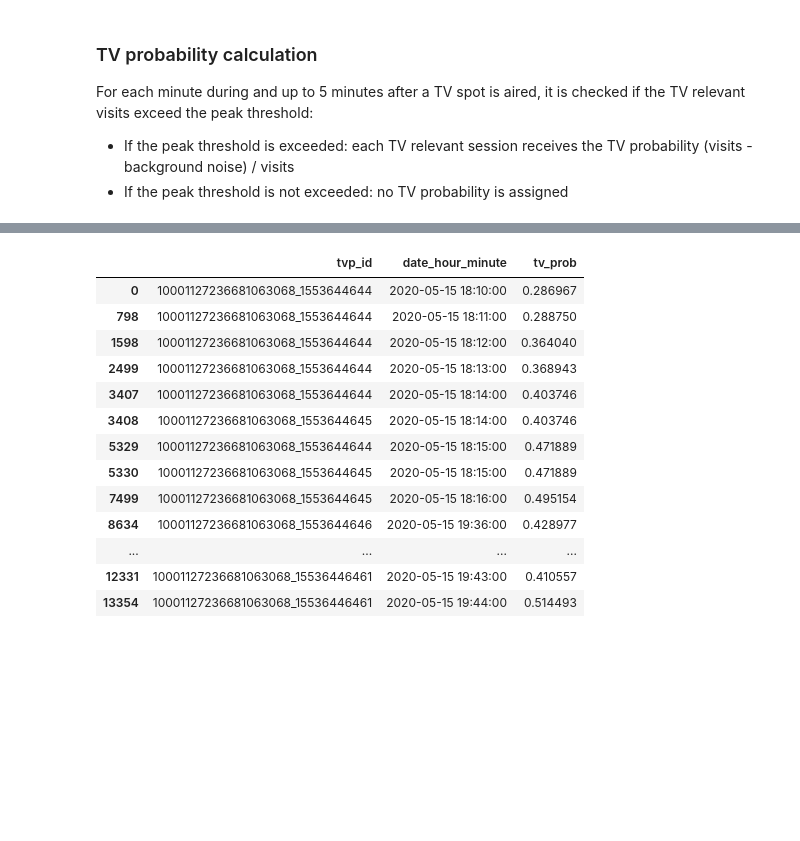
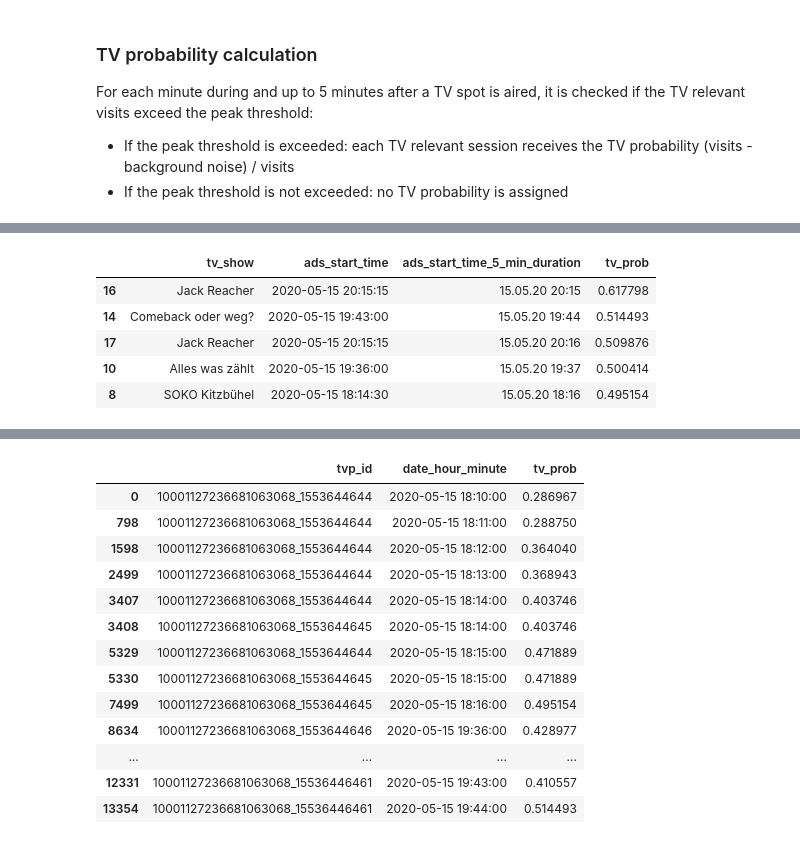
Before and after one commit to ElifKarakutukDinc/e-commerce_tv_spot_attribution_analysis, a Jupyter notebook: TV_Probability.ipynb, the cells around one changed output, grey strips where cells are left out. Saved outputs shown, nothing was run; the diff lists cells and outputs as text; code cells hidden in the pictures; blank space fills up the shorter version.

```diff
--- a/TV_Probability.ipynb
+++ b/TV_Probability.ipynb
@@ -493,3 +494,18 @@ final_calculation_df.head()
 | 2 | 10001127236681063068_1553644644 | First Dates - Ein Tisch für zwei | 4234.0 | springsummer_branding | 2020-05-15 18:10:45 | 15.05.20 18:12 | 573.0 | ... |
 | 3 | 10001127236681063068_1553644644 | First Dates - Ein Tisch für zwei | 4234.0 | springsummer_branding | 2020-05-15 18:10:45 | 15.05.20 18:13 | 573.0 | ... |
 | 4 | 10001127236681063068_1553644644 | First Dates - Ein Tisch für zwei | 4234.0 | springsummer_branding | 2020-05-15 18:10:45 | 15.05.20 18:14 | 573.0 | ... |
+# %%
+# Top 5 tv probability tv show information
+final_calculation_df.sort_values(
+    ["tv_prob", "ads_start_time"],
+    ascending=[False, True],
+)[["tv_show", "ads_start_time", "ads_start_time_5_min_duration", "tv_prob",]].head(
+    5
+)
+# %% [output]
+|  | tv_show | ads_start_time | ads_start_time_5_min_duration | tv_prob |
+| 16 | Jack Reacher | 2020-05-15 20:15:15 | 15.05.20 20:15 | 0.617798 |
+| 14 | Comeback oder weg? | 2020-05-15 19:43:00 | 15.05.20 19:44 | 0.514493 |
+| 17 | Jack Reacher | 2020-05-15 20:15:15 | 15.05.20 20:16 | 0.509876 |
+| 10 | Alles was zählt | 2020-05-15 19:36:00 | 15.05.20 19:37 | 0.500414 |
+| 8 | SOKO Kitzbühel | 2020-05-15 18:14:30 | 15.05.20 18:16 | 0.495154 |
```
Also changed, not shown: parts of 44 cells of this notebook.
